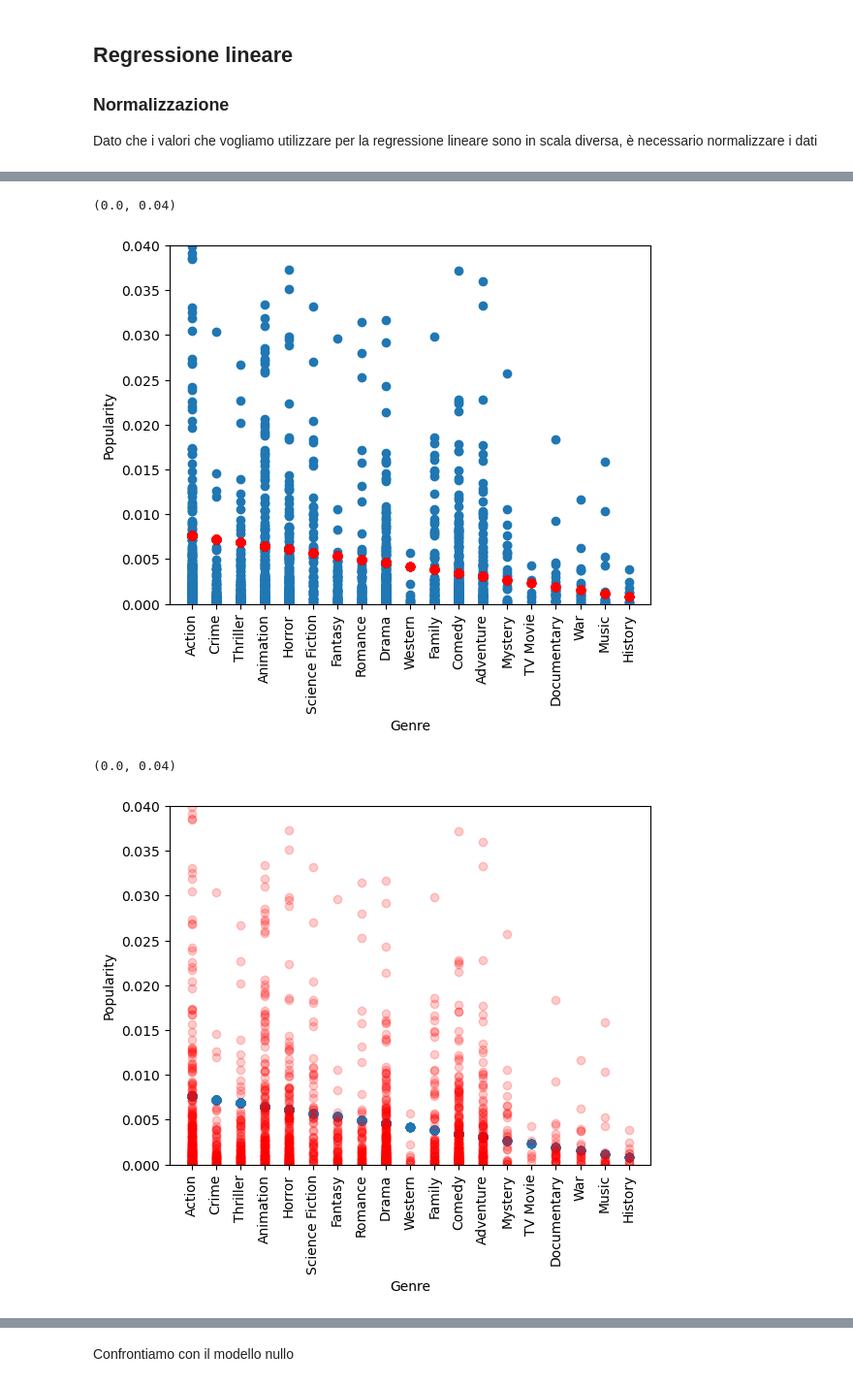
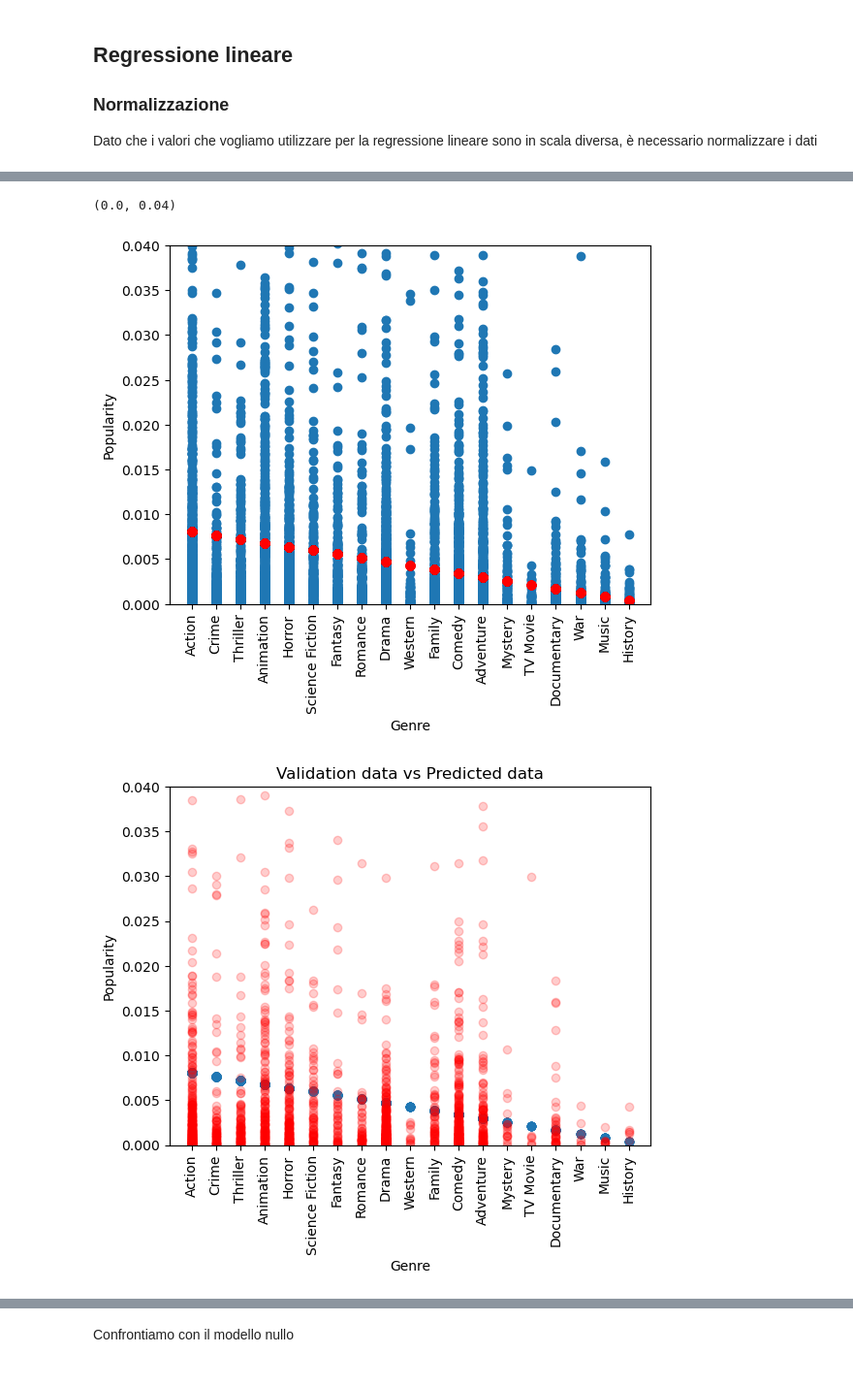
Before and after one commit to giampyhatesyou/Ids, a Jupyter notebook: pr.ipynb, the cells around one changed output, grey strips where cells are left out. Shown at 97% size. Saved outputs shown, nothing was run; the diff lists cells and outputs as text; code cells hidden in the pictures.

```diff
--- a/pr.ipynb
+++ b/pr.ipynb
@@ -478,7 +476,7 @@ plt.show()
 # %%
-#Sembrano identici, ma se li vediamo più in dettaglio
-plt.scatter(X_valid,y_valid)
-plt.scatter(X_valid,y_pred,color="red")
+#Vediamoli più in dettaglio
+plt.scatter(X_train,y_train)
+plt.scatter(X_train,y_pred,color="red")
 plt.xticks(rotation=90)
 plt.xticks(ticks=[0, 1/18, 2/18, 3/18, 4/18, 5/18, 6/18, 7/18, 8/18, 9/18,10/18, 11/18, 12/18, 13/18, 14/18, 15/18, 16/18, 17/18, 18/18], labels=['Action', 'Crime', 'Thriller', 'Animation',
                  'Horror', 'Science Fiction', 'Fantasy', 'Romance',
@@ -488,31 +486,26 @@ plt.xticks(ticks=[0, 1/18, 2/18, 3/18, 4/18, 5/18, 6/18, 7/18, 8/18, 9/18,10/18,
 plt.xlabel('Genre')
 plt.ylabel('Popularity')
 plt.ylim(0, 0.04)
-
-#Blu = Valori reali, Rosso = Valori predetti
 # %% [output]
 (0.0, 0.04)
-[figure, old version]
+[figure, new version]
 # %%
-#Metodo con funzione di libreria
-
-y_hat = reg.predict(X_valid)
-plt.scatter(X_valid,y_hat)
-plt.scatter(X_valid,y_valid,c='r',alpha=0.2)
+y_hat = reg.predict(X_valid) # Predizione sui dati di validazione
+plt.scatter(X_valid,y_hat) # I dati predetti
+plt.scatter(X_valid,y_valid,c='r',alpha=0.2) # I dati reali
 plt.xlabel('Genre')
 plt.xticks(rotation=90)
 plt.xticks(ticks=[0, 1/18, 2/18, 3/18, 4/18, 5/18, 6/18, 7/18, 8/18, 9/18,10/18, 11/18, 12/18, 13/18, 14/18, 15/18, 16/18, 17/18, 18/18], labels=['Action', 'Crime', 'Thriller', 'Animation',
                  'Horror', 'Science Fiction', 'Fantasy', 'Romance',
                  'Drama', 'Western', 'Family', 'Comedy',
                  'Adventure', 'Mystery', 'TV Movie','Documentary',
                  'War', 'Music','History'])
 plt.ylabel('Popularity')
-plt.ylim(0, 0.04)
-
-#Rosso = valore reale, blu = valore predetto
+plt.ylim(0, 0.04) # Limitiamo l'asse y per una migliore visualizzazione
+plt.title('Validation data vs Predicted data')
+plt.show()
 # %% [output]
-(0.0, 0.04)
-[figure, old version]
+[figure, new version]
 # %%
 from sklearn import metrics
 
```
Also changed, not shown: parts of 6 cells of this notebook.
